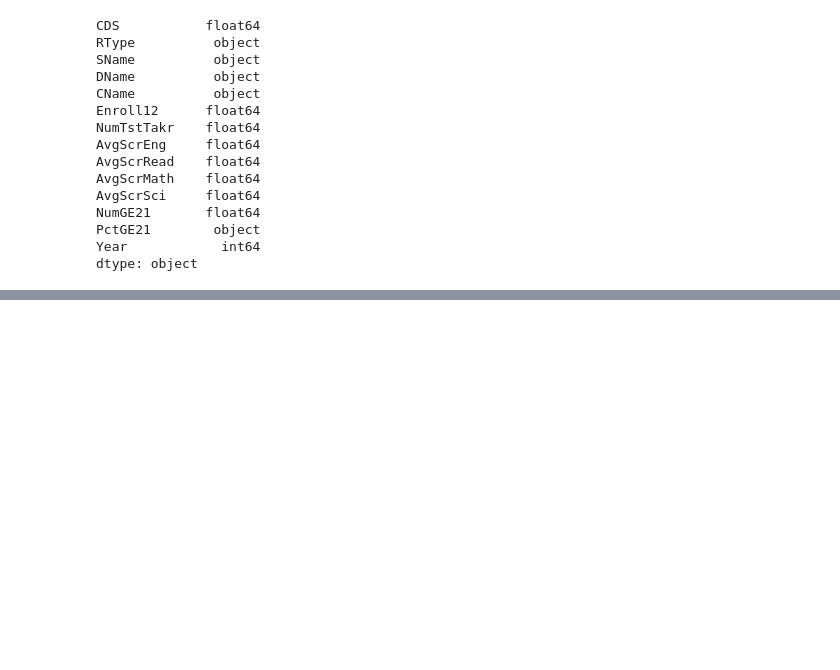
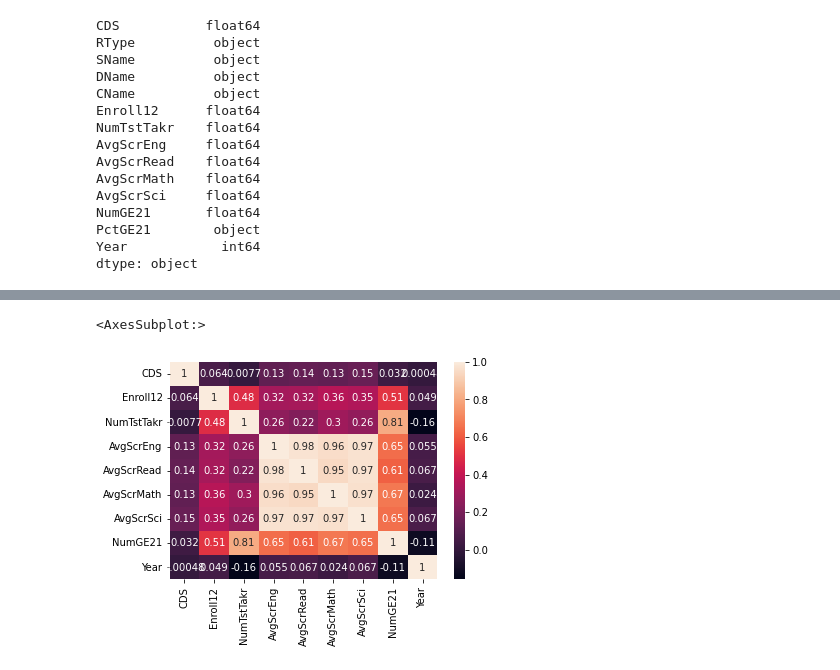
Before and after one commit to WarintornNawong/DSI_Project1, a Jupyter notebook: project1_test.ipynb, the cells around one changed output, grey strips where cells are left out. Drawn from its saved outputs; the diff is of its cells as text; code cells hidden in the pictures; blank space fills up the shorter version.

```diff
--- a/project1_test.ipynb
+++ b/project1_test.ipynb
@@ -301,7 +301,7 @@ for i in list_hist:
 
 ## SAT
 
-list_sat = ['erw12','math12']
+list_sat = ['erw12','math12','erw12_perc','math12_perc']
 for i in list_sat:
     sat_ca_new[i] = sat_ca_new[i].astype('float64')
 # %%
@@ -380,0 +373,6 @@ act_ca_new.head()
+# %%
+act_df = act_ca_new[act_ca_new['RType'] == 'S']
+sns.heatmap(act_df.corr(),annot=True)
+# %% [output]
+<AxesSubplot:>
+[figure, added]
```
Also changed, not shown: parts of 16 cells of this notebook.
